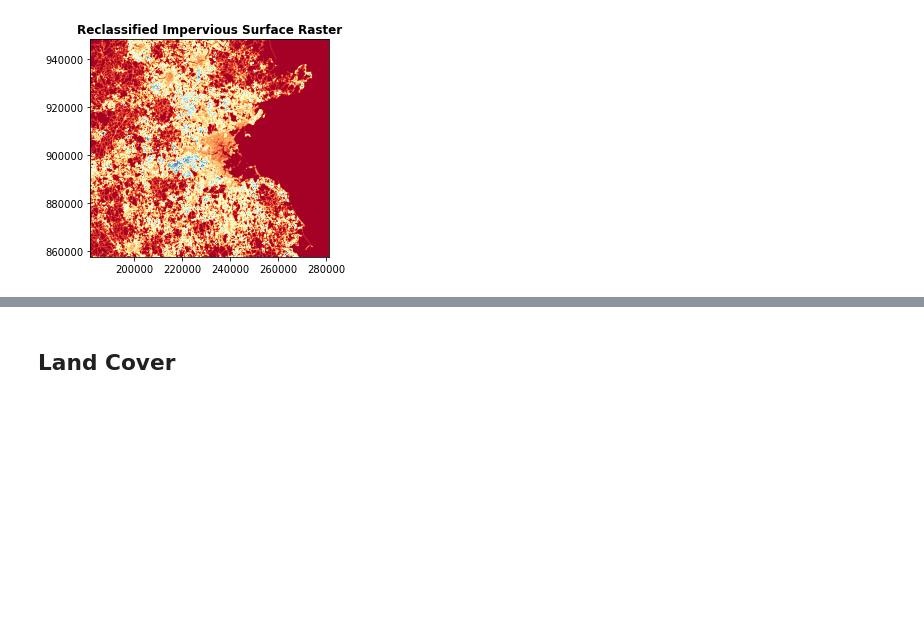
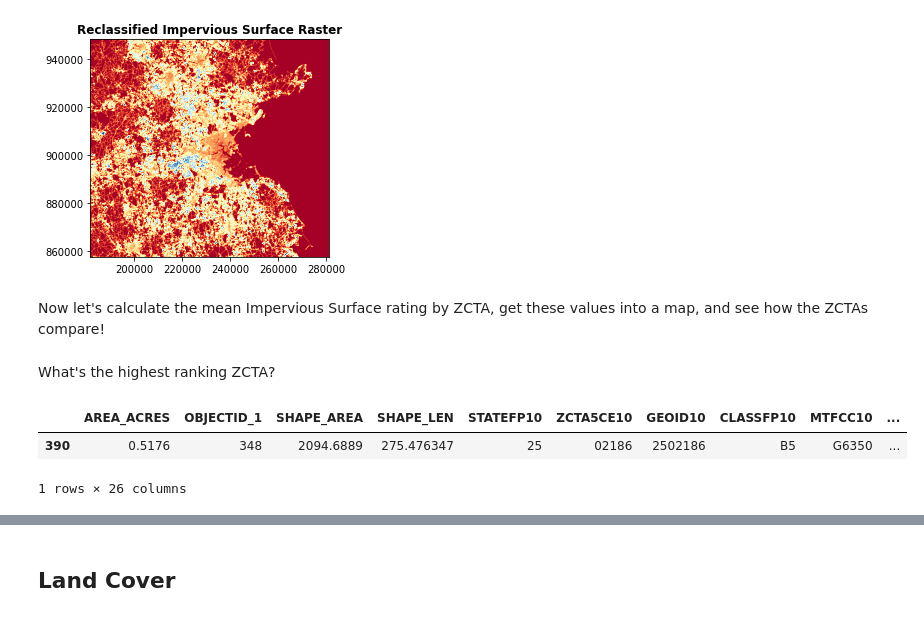
Before and after one commit to krowe42/FinalProject-LivingDecisions, a Jupyter notebook: Rowe-LivingDecisions.ipynb, the cells around one changed output, grey strips where cells are left out. Saved outputs shown, nothing was run; the diff lists cells and outputs as text; code cells hidden in the pictures; blank space fills up the shorter version.

```diff
--- a/Rowe-LivingDecisions.ipynb
+++ b/Rowe-LivingDecisions.ipynb
@@ -202,3 +207,5 @@ show(impervious_reclass, title="Reclassified Impervious Surface Raster", transfo
 plt.show()
 # %% [output]
 [figure]
+# %% [markdown]
+Now let's calculate the mean Impervious Surface rating by ZCTA, get these values into a map, and see how the ZCTAs compare!
@@ -204,0 +215,9 @@ plt.show()
+# %% [markdown]
+What's the highest ranking ZCTA?
+# %%
+sort_zips_imp = zips_imp.sort_values(by='mean', ascending=False)
+sort_zips_imp.head(1)
+# %% [output]
+|  | AREA_ACRES | OBJECTID_1 | SHAPE_AREA | SHAPE_LEN | STATEFP10 | ZCTA5CE10 | GEOID10 | CLASSFP10 | MTFCC10 | ... |
+| 390 | 0.5176 | 348 | 2094.6889 | 275.476347 | 25 | 02186 | 2502186 | B5 | G6350 | ... |
+1 rows × 26 columns
```
Also changed, not shown: parts of 7 cells of this notebook.
